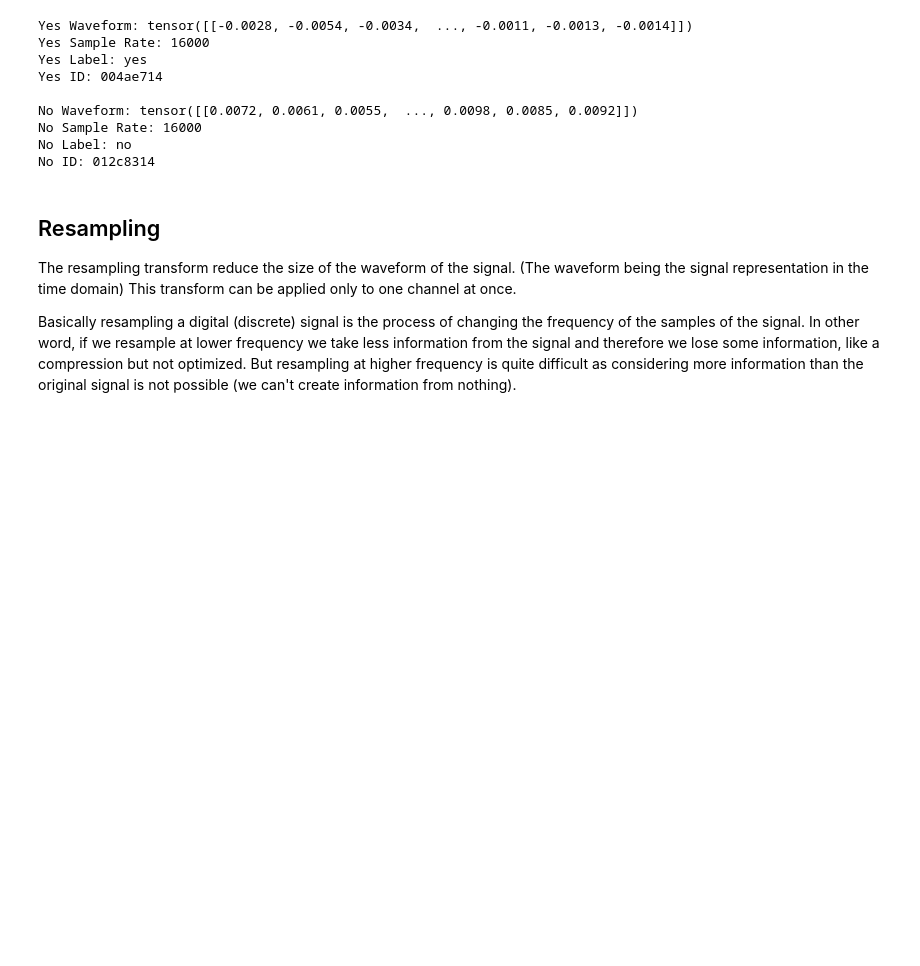
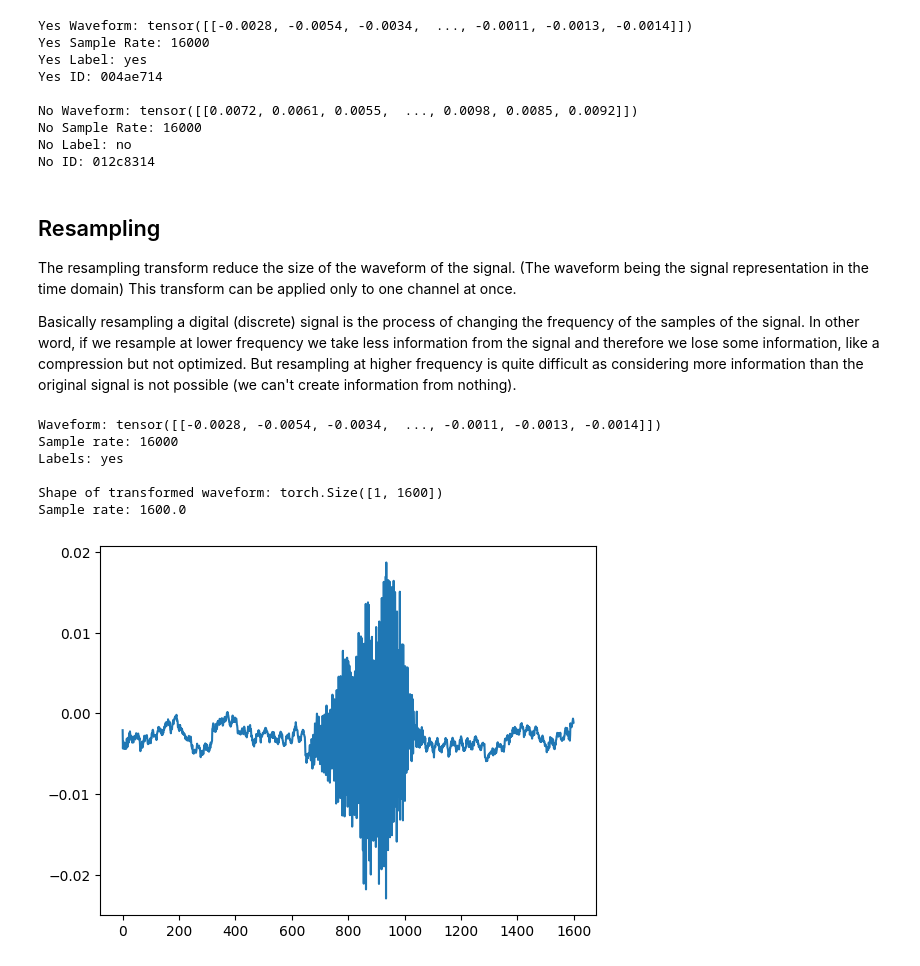
Before and after one commit to Mudezer/LISA-ProjectH419, a Jupyter notebook: Sound_Classification/microsoft_course.ipynb, the cells around one changed output. Saved outputs shown, nothing was run; the diff lists cells and outputs as text; code cells hidden in the pictures; blank space fills up the shorter version.

```diff
--- a/Sound_Classification/microsoft_course.ipynb
+++ b/Sound_Classification/microsoft_course.ipynb
@@ -227,3 +234,13 @@ def show_waveform(waveform, sample_rate, label):
 
     plt.figure()
     plt.plot(waveform_transformed[0,:].numpy())
+# %%
+show_waveform(yes_waveform, yes_sample_rate, 'yes')
+# %% [output]
+Waveform: tensor([[-0.0028, -0.0054, -0.0034,  ..., -0.0011, -0.0013, -0.0014]])
+Sample rate: 16000
+Labels: yes
+
+Shape of transformed waveform: torch.Size([1, 1600])
+Sample rate: 1600.0
+[figure, added]
```
Also changed, not shown: parts of 31 cells of this notebook, 1 other file.
